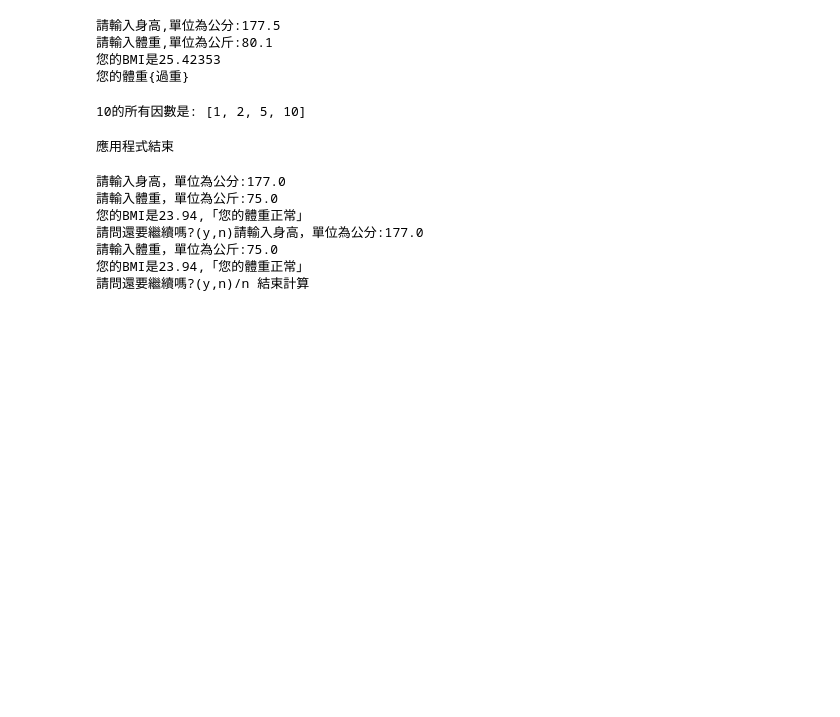
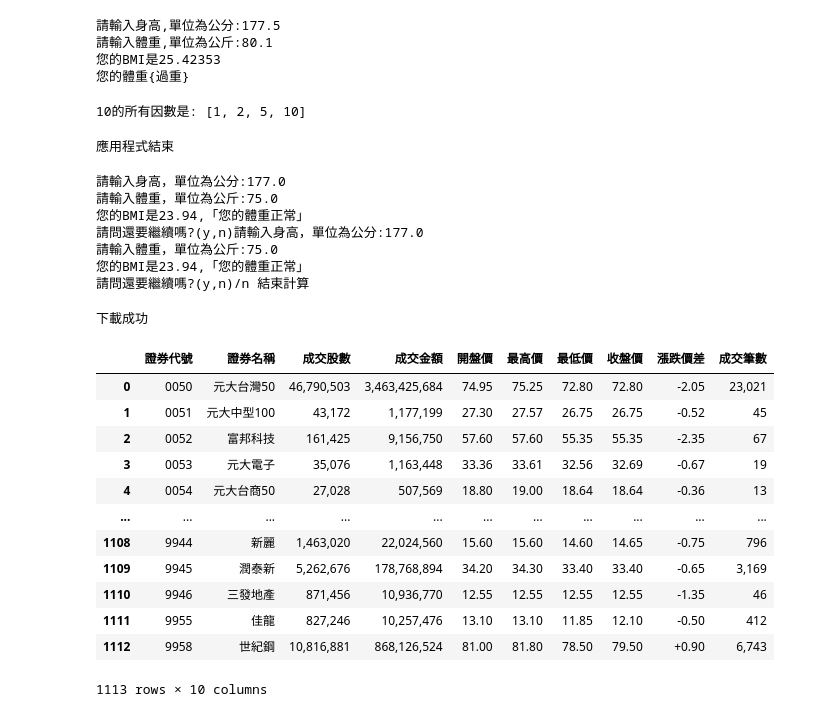
Before and after one commit to bear-1226/__20231116_C2, a Jupyter notebook: 作業.ipynb, the cells around one changed output. Saved outputs shown, nothing was run; the diff lists cells and outputs as text; code cells hidden in the pictures; blank space fills up the shorter version.

```diff
--- a/作業.ipynb
+++ b/作業.ipynb
@@ -109,3 +109,41 @@ print("結束計算")
 請輸入體重，單位為公斤:75.0
 您的BMI是23.94,「您的體重正常」
 請問還要繼續嗎?(y,n)/n 結束計算
+# %%
+import requests
+url:str = 'https://raw.githubusercontent.com/roberthsu2003/PythonForDataAnalysis/master/%E6%AA%94%E6%A1%88%E5%AD%98%E5%8F%96/%E5%80%8B%E8%82%A1%E6%97%A5%E6%88%90%E4%BA%A4%E8%B3%87%E8%A8%8A.csv'
+response:requests.Response = requests.get(url)
+if response.status_code == 200:
+    print("下載成功")
+    data:str= response.text
+elif response.status_code >= 400:
+    print("下載失敗")
+elif response.status_code > 200:
+    print("下載有問題")
+
+with open("個股成交資訊.csv",mode='w',encoding='utf8') as file:
+    file.write(data)
+
+import csv
+with open("個股成交資訊.csv",mode='r',encoding='utf8',newline='') as file:
+    dict_reader = csv.DictReader(file)
+    csv_data:list[dict] = list(dict_reader)
+
+import pandas as pd
+dataFrame = pd.DataFrame(csv_data)
+dataFrame
+# %% [output]
+下載成功
+|  | 證券代號 | 證券名稱 | 成交股數 | 成交金額 | 開盤價 | 最高價 | 最低價 | 收盤價 | 漲跌價差 | 成交筆數 |
+| 0 | 0050 | 元大台灣50 | 46,790,503 | 3,463,425,684 | 74.95 | 75.25 | 72.80 | 72.80 | -2.05 | 23,021 |
+| 1 | 0051 | 元大中型100 | 43,172 | 1,177,199 | 27.30 | 27.57 | 26.75 | 26.75 | -0.52 | 45 |
+| 2 | 0052 | 富邦科技 | 161,425 | 9,156,750 | 57.60 | 57.60 | 55.35 | 55.35 | -2.35 | 67 |
+| 3 | 0053 | 元大電子 | 35,076 | 1,163,448 | 33.36 | 33.61 | 32.56 | 32.69 | -0.67 | 19 |
+| 4 | 0054 | 元大台商50 | 27,028 | 507,569 | 18.80 | 19.00 | 18.64 | 18.64 | -0.36 | 13 |
+| ... | ... | ... | ... | ... | ... | ... | ... | ... | ... | ... |
+| 1108 | 9944 | 新麗 | 1,463,020 | 22,024,560 | 15.60 | 15.60 | 14.60 | 14.65 | -0.75 | 796 |
+| 1109 | 9945 | 潤泰新 | 5,262,676 | 178,768,894 | 34.20 | 34.30 | 33.40 | 33.40 | -0.65 | 3,169 |
+| 1110 | 9946 | 三發地產 | 871,456 | 10,936,770 | 12.55 | 12.55 | 12.55 | 12.55 | -1.35 | 46 |
+| 1111 | 9955 | 佳龍 | 827,246 | 10,257,476 | 13.10 | 13.10 | 11.85 | 12.10 | -0.50 | 412 |
+| 1112 | 9958 | 世紀鋼 | 10,816,881 | 868,126,524 | 81.00 | 81.80 | 78.50 | 79.50 | +0.90 | 6,743 |
+1113 rows × 10 columns
```
Also changed, not shown: parts of 1 cell of this notebook, 4 other files.
